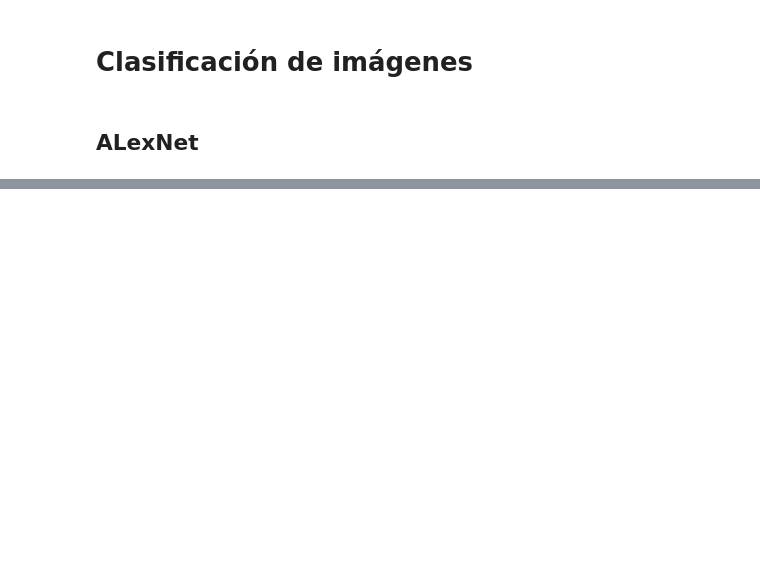
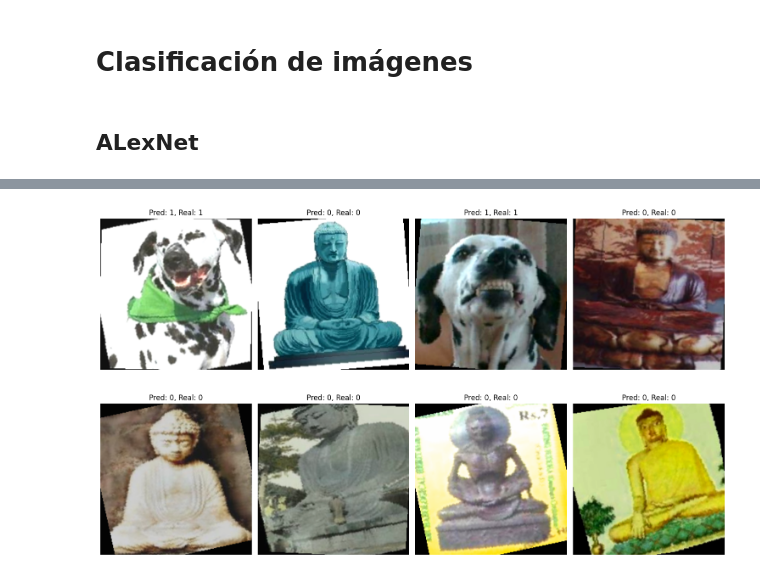
Before and after one commit to alberba/Aprendizaje-Autom-tico, a Jupyter notebook: 18_Practica2/informe.ipynb, the cells around one changed output, grey strips where cells are left out. Drawn from its saved outputs; the diff is of its cells as text; code cells hidden in the pictures; blank space fills up the shorter version.

```diff
--- a/18_Practica2/informe.ipynb
+++ b/18_Practica2/informe.ipynb
@@ -255,0 +301,38 @@ for t in tqdm(range(EPOCHS), desc="Èpoques"):
+# %%
+# Iterar sobre 2 batches de test
+num_batches_to_display = 2
+batches_displayed = 0
+
+for images, labels in test_loader:
+    if batches_displayed >= num_batches_to_display:
+        break
+
+    # Predicción
+    y_pred = alexNet(images.to(device))
+    y_pred_class = torch.argmax(y_pred, dim=1).detach().cpu().numpy()
+
+    # Calcular el número de filas necesarias
+    num_images = len(images)
+    num_cols = 4
+    num_rows = (num_images + num_cols - 1) // num_cols  # Redondear hacia arriba
+
+    fig, axes = plt.subplots(num_rows, num_cols, figsize=(15, 15))
+    axes = axes.flatten()  # Aplanar la matriz de ejes para iterar fácilmente
+
+    for i, (img, ax) in enumerate(zip(images, axes)):
+        img = transforms.ToPILImage()(img)  # Convertir el tensor a imagen PIL
+        ax.imshow(img, interpolation='bilinear')  # Mejor interpolación
+        ax.set_title(f"Pred: {y_pred_class[i]}, Real: {labels[i].item()}")
+        ax.axis("off")
+
+    # Ocultar los ejes sobrantes si hay menos imágenes que espacios
+    for ax in axes[num_images:]:
+        ax.axis("off")
+
+    plt.tight_layout()  # Ajustar los espacios en el plot
+    plt.show()
+
+    batches_displayed += 1
+# %% [output]
+[figure, added]
+[figure, added]
```
Also changed, not shown: parts of 7 cells of this notebook.
